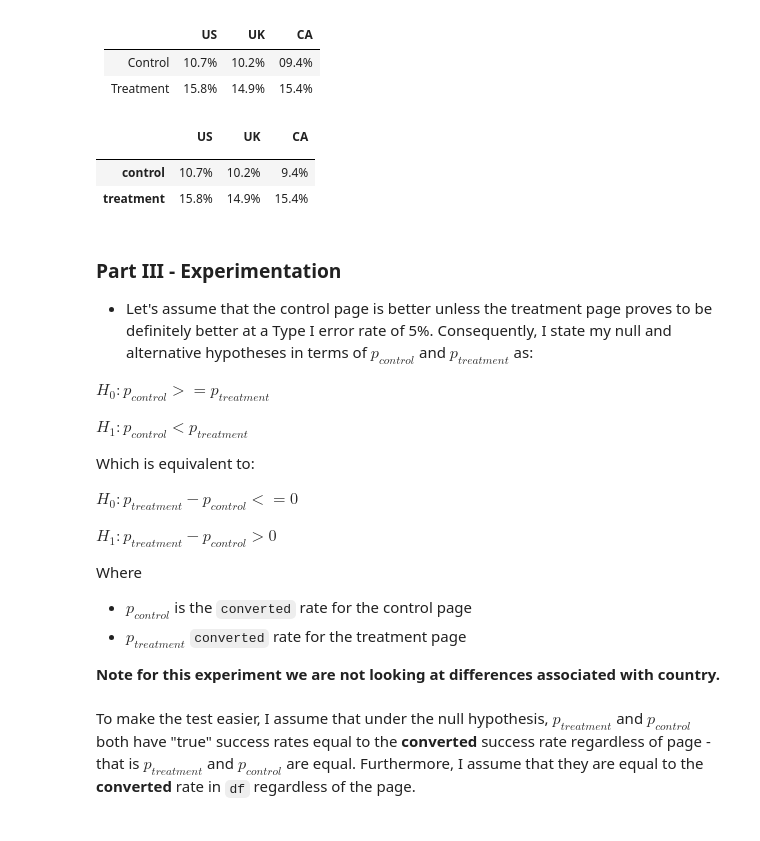
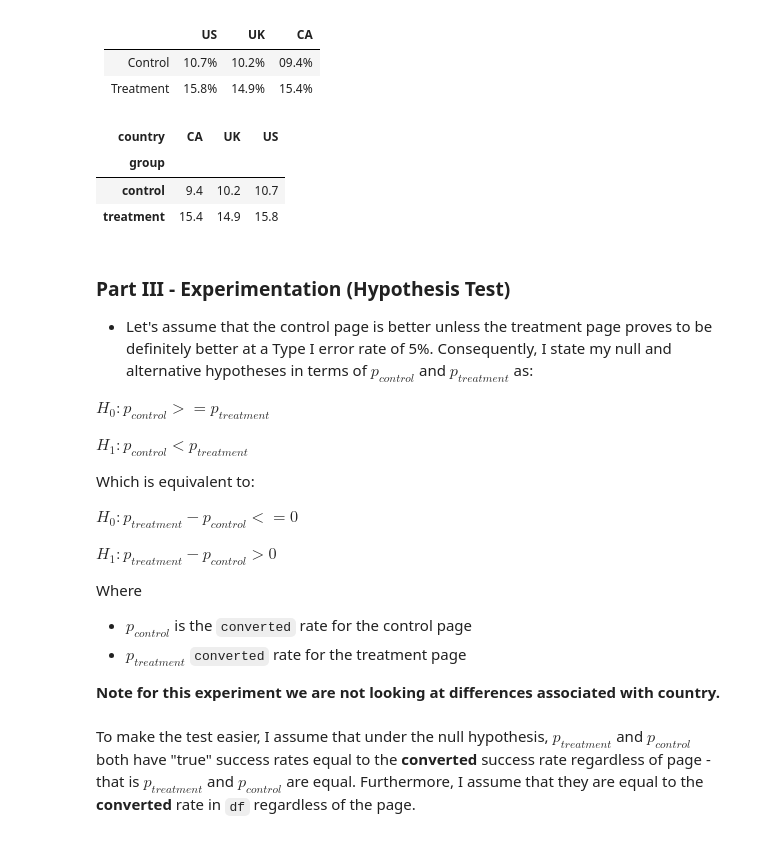
Before and after one commit to AlyMobarak/ab-test-project, a Jupyter notebook: analyze_ab_test_results_notebook_new.ipynb, the cells around one changed output. Saved outputs shown, nothing was run; the diff lists cells and outputs as text; code cells hidden in the pictures.

```diff
--- a/analyze_ab_test_results_notebook_new.ipynb
+++ b/analyze_ab_test_results_notebook_new.ipynb
@@ -153,30 +153,17 @@ Name: converted, dtype: float64
 | ----------- | ----------- | ----------- | ----------- |
 | Control     | 10.7%       | 10.2%       | 09.4%       |
 | Treatment   | 15.8%       | 14.9%       | 15.4%       |
-# %%
-# Group by 'group' and calculate mean conversion rate and beautify it
-table = df.groupby(['group', 'country'])['converted'].mean()
-table = table.apply(lambda x: str(round(x*100, 1))+"%").reset_index()
-
-# Pivot the table
-table = table.pivot(index='group', columns='country', values='converted')
-
-# Remove the word "country" and "group" from the table
-table.columns.name = None
-table = table.rename_axis("", axis=0)
-
-# Sort
-table = table[sorted(table, reverse=True)]
-
-table
-# %% [output]
-|  | US | UK | CA |
-|  |  |  |  |
-| control | 10.7% | 10.2% | 9.4% |
-| treatment | 15.8% | 14.9% | 15.4% |
+# %%
+# Group by 'group' and calculate mean conversion rate and beautify it
+df.groupby(['group', 'country'])['converted'].mean().unstack().mul(100).round(1)
+# %% [output]
+| country | CA | UK | US |
+| group |  |  |  |
+| control | 9.4 | 10.2 | 10.7 |
+| treatment | 15.4 | 14.9 | 15.8 |
 # %% [markdown]
 <a id='experimentation'></a>
-### Part III - Experimentation
+### Part III - Experimentation (Hypothesis Test)
 
 * Let's assume that the control page is better unless the treatment page proves to be definitely better at a Type I error rate of 5%. Consequently, I state my null and alternative hypotheses in terms of **$p_{control}$** and **$p_{treatment}$** as:
 
```
Also changed, not shown: parts of 8 cells of this notebook, 2 other files.
